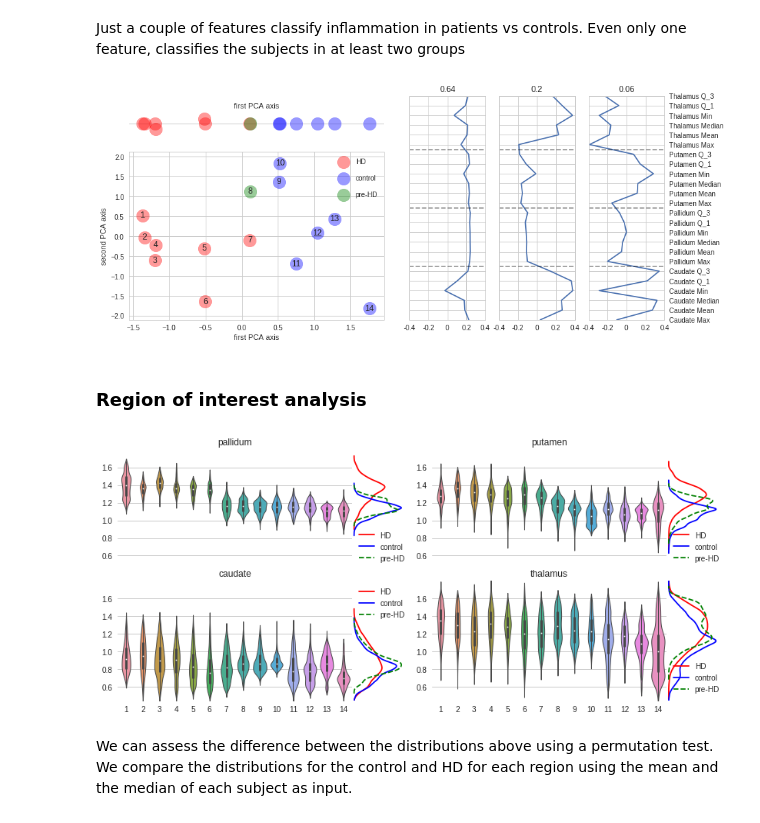
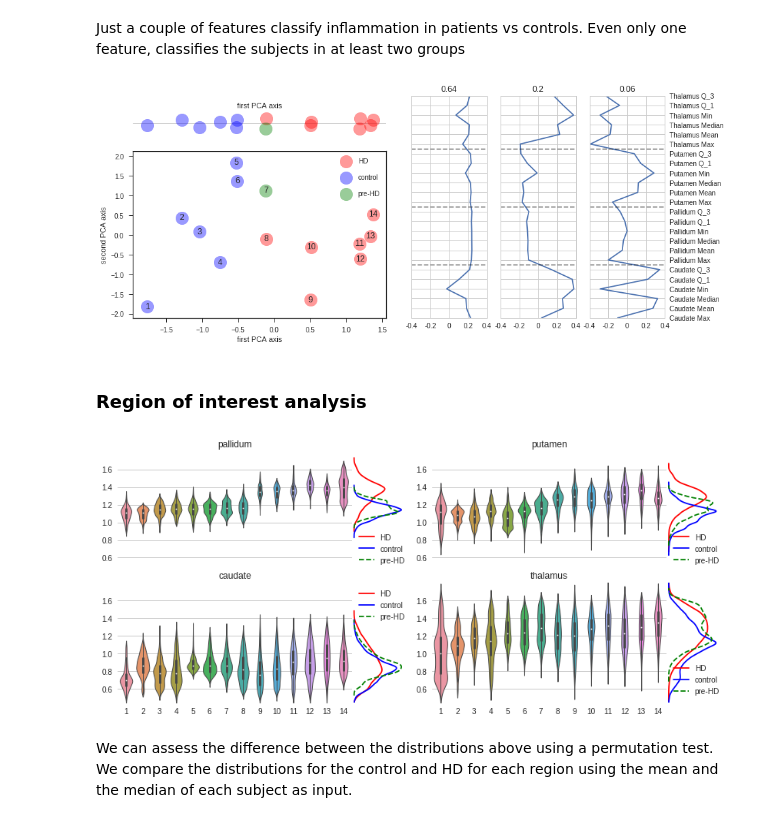
Before and after one commit to hookerlab/huntington-with-pbr28, a Jupyter notebook: index.ipynb, the cells around one changed output. Cells and saved outputs as stored; diff of their text form; code cells hidden in the pictures.

```diff
--- a/index.ipynb
+++ b/index.ipynb
@@ -97,7 +95,9 @@ pca.fit(masked_region_features_pbr.as_matrix())
 
 rotated_subjects_pbr = pca.fit_transform(masked_region_features_pbr.as_matrix())
 
-pca_results = pd.DataFrame(dict(first_feature=rotated_subjects_pbr[:,0],
+# Note that we flip the axis of the first feature, assigned randomly by the algorithm, so increases from
+# controls to patients.
+pca_results = pd.DataFrame(dict(first_feature=-rotated_subjects_pbr[:,0],
                          second_feature=rotated_subjects_pbr[:,1],
                          subject_id = masked_region_features_pbr.index.values))
 
@@ -139,11 +139,25 @@ Just a couple of features classify inflammation in patients vs controls. Even on
 # %%
 # Some values overlap in the final plot, so we add some ad-hoc jittering
 jitters = np.zeros(14)
-jitters[3] = -.03
-jitters[4] = .03
+jitters[0] = -.01
+jitters[1] = .02
+jitters[2] = -.02
+jitters[3] = .01
+jitters[4] = -.02
+jitters[5] = .02
+jitters[6] = -.03
+jitters[7] = .03
+jitters[8] = -.01
+jitters[9] = .01
+jitters[10] = -.03
+jitters[11] = .03
+jitters[12] = -.01
+jitters[13] = .02
 
 joined = pca_results.join(pd.DataFrame(dict(jitters=jitters)))
 groups = joined.groupby('group')
+
+sns.set_style("ticks")
 
 fig = plt.figure(figsize=(14, 6))
 
@@ -166,6 +180,8 @@ ax.set_xlabel('first PCA axis')
 ax.set_ylabel('second PCA axis')
 ax.legend(labelspacing=1.4)
 fig.add_subplot(ax)
+
+sns.set_style("whitegrid")
 
 # plot the first component in a line on top
 ax_top = plt.Subplot(fig, right_plot[0])
@@ -181,34 +197,34 @@ ax_top.xaxis.set_label_coords(0.5, 0.88)
 ax_top.set_xlabel('first PCA axis')
 ax_top.set(xlim=ax.get_xlim())
 for sp in ax_top.spines.values(): sp.set_visible(False)
 fig.add_subplot(ax_top)
 
 # plot the eigenvectors in the original feature space
 number_of_components = 3
 number_of_features = len(transformed_features)
 
 left_plot = gridspec.GridSpecFromSubplotSpec(1, number_of_components,
             subplot_spec=outer_grid[1], wspace=0.18)
 
 for i in range(number_of_components):
     ax = plt.Subplot(fig, left_plot[i])
     ax.plot([item[i+1] if i != 0 else -item[i+1] for item in transformed_features], list(range(number_of_features)))
     ax.set_title(round(pca.explained_variance_ratio_[i],2))
     ax.set(xlim=(-.4, .4))
     ax.set(ylim=(0, number_of_features-1))
     ax.set_yticks(list(range(number_of_features)))
     ax.set_yticklabels([item[0] for item in transformed_features] if i==2 else [])
     ax.yaxis.tick_right()
     ax.set_xticks([-0.4, -.2, 0, .2, 0.4])
     ax.set_xticklabels([-0.4, -0.2, 0, 0.2, 0.4])
     for i in range(0,4):
         ax.axhline(y=5.5+6*i, ls='dashed', c='black', alpha=0.4)
 
     fig.add_subplot(ax)
 
 fig.savefig('results/figs/pca_analysis.pdf', format='pdf')
 # %% [output]
-[figure, old version]
+[figure, new version]
 # %% [markdown]
 ### Region of interest analysis
 # %%
@@ -266,7 +282,7 @@ for ax in all_axes:
 
 plt.savefig('results/figs/regions_of_interest_pbr.pdf', format='pdf')
 # %% [output]
-[figure, old version]
+[figure, new version]
 # %% [markdown]
 We can assess the difference between the distributions above using a permutation test. We compare the distributions for the control and HD for each region using the mean and the median of each subject as input.
 # %%
```
Also changed, not shown: parts of 14 cells of this notebook, 4 other files.
